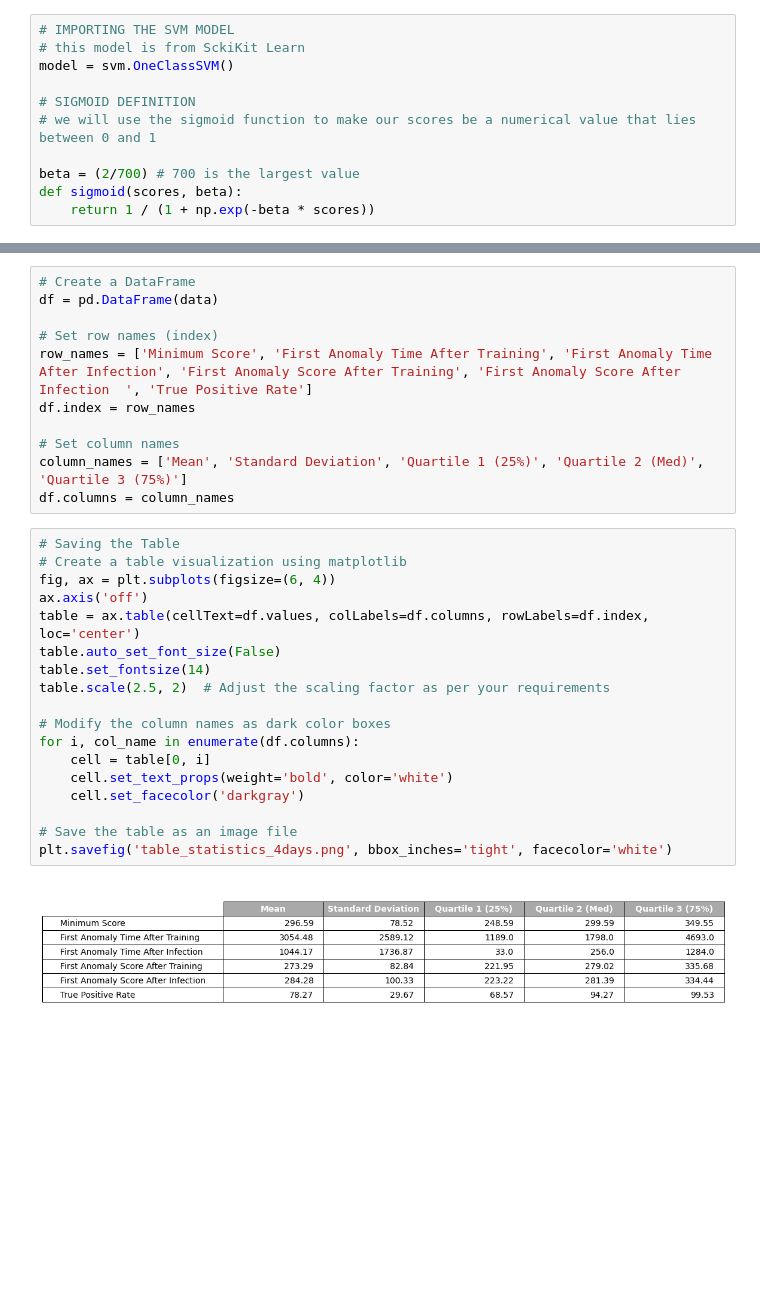
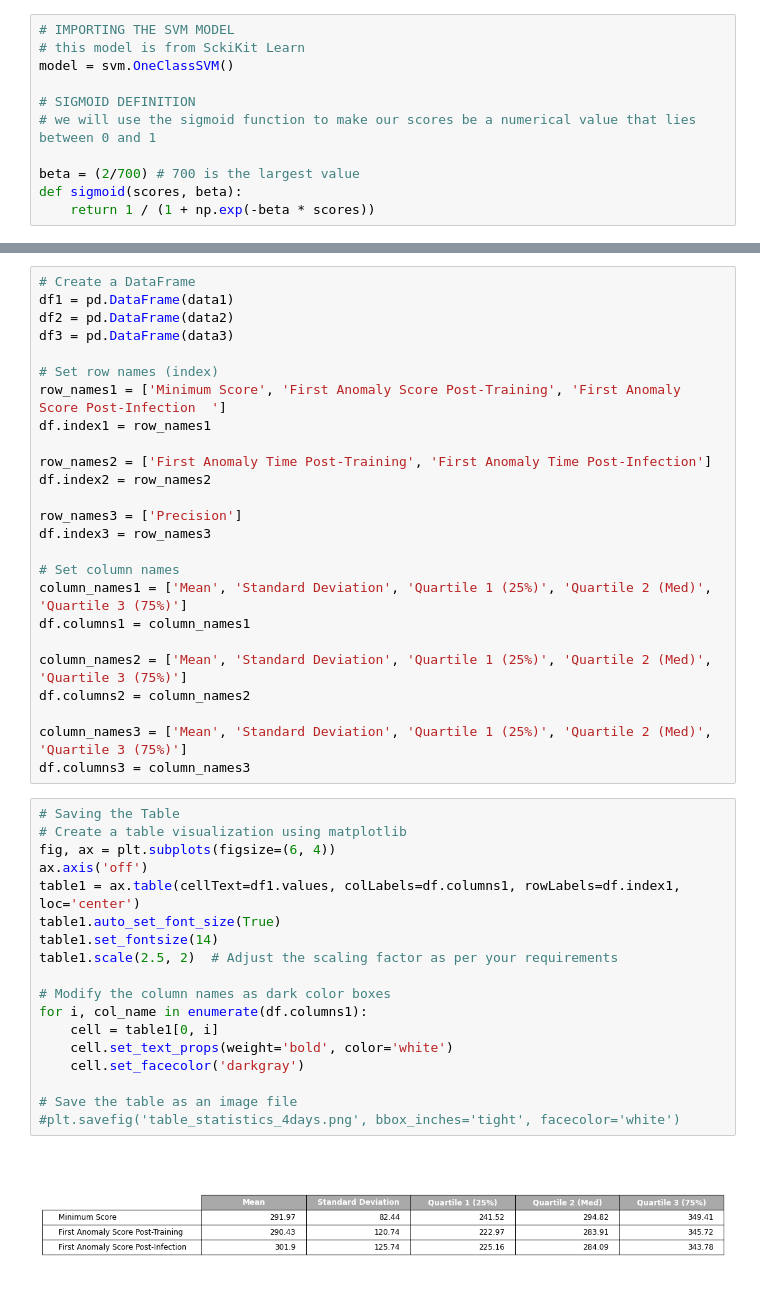
Before and after one commit to sheyaa/caterpillar_mset, a Jupyter notebook: Anomalies_OneClass_SMV_Train_4_Days-Copy1.ipynb, the cells around one changed output, grey strips where cells are left out. Cells and saved outputs as stored; diff of their text form; blank space fills up the shorter version.

```diff
--- a/Anomalies_OneClass_SMV_Train_4_Days-Copy1.ipynb
+++ b/Anomalies_OneClass_SMV_Train_4_Days-Copy1.ipynb
@@ -238,32 +418,46 @@ data = {
 # %%
 # Create a DataFrame
-df = pd.DataFrame(data)
+df1 = pd.DataFrame(data1)
+df2 = pd.DataFrame(data2)
+df3 = pd.DataFrame(data3)
 
 # Set row names (index)
-row_names = ['Minimum Score', 'First Anomaly Time After Training', 'First Anomaly Time After Infection', 'First Anomaly Score After Training', 'First Anomaly Score After Infection  ', 'True Positive Rate']
-df.index = row_names
+row_names1 = ['Minimum Score', 'First Anomaly Score Post-Training', 'First Anomaly Score Post-Infection  ']
+df.index1 = row_names1
+
+row_names2 = ['First Anomaly Time Post-Training', 'First Anomaly Time Post-Infection']
+df.index2 = row_names2
+
+row_names3 = ['Precision']
+df.index3 = row_names3
 
 # Set column names
-column_names = ['Mean', 'Standard Deviation', 'Quartile 1 (25%)', 'Quartile 2 (Med)', 'Quartile 3 (75%)']
-df.columns = column_names
+column_names1 = ['Mean', 'Standard Deviation', 'Quartile 1 (25%)', 'Quartile 2 (Med)', 'Quartile 3 (75%)']
+df.columns1 = column_names1
+
+column_names2 = ['Mean', 'Standard Deviation', 'Quartile 1 (25%)', 'Quartile 2 (Med)', 'Quartile 3 (75%)']
+df.columns2 = column_names2
+
+column_names3 = ['Mean', 'Standard Deviation', 'Quartile 1 (25%)', 'Quartile 2 (Med)', 'Quartile 3 (75%)']
+df.columns3 = column_names3
 # %%
 # Saving the Table
 # Create a table visualization using matplotlib
 fig, ax = plt.subplots(figsize=(6, 4))
 ax.axis('off')
-table = ax.table(cellText=df.values, colLabels=df.columns, rowLabels=df.index, loc='center')
-table.auto_set_font_size(False)
-table.set_fontsize(14)
-table.scale(2.5, 2)  # Adjust the scaling factor as per your requirements
+table1 = ax.table(cellText=df1.values, colLabels=df.columns1, rowLabels=df.index1, loc='center')
+table1.auto_set_font_size(True)
+table1.set_fontsize(14)
+table1.scale(2.5, 2)  # Adjust the scaling factor as per your requirements
 
 # Modify the column names as dark color boxes
-for i, col_name in enumerate(df.columns):
-    cell = table[0, i]
+for i, col_name in enumerate(df.columns1):
+    cell = table1[0, i]
     cell.set_text_props(weight='bold', color='white')
     cell.set_facecolor('darkgray')
 
 # Save the table as an image file
-plt.savefig('table_statistics_4days.png', bbox_inches='tight', facecolor='white')
+#plt.savefig('table_statistics_4days.png', bbox_inches='tight', facecolor='white')
 # %% [output]
-[figure, old version]
+[figure, new version]
 # %%
```
Also changed, not shown: parts of 10 cells of this notebook, 2 other files.
